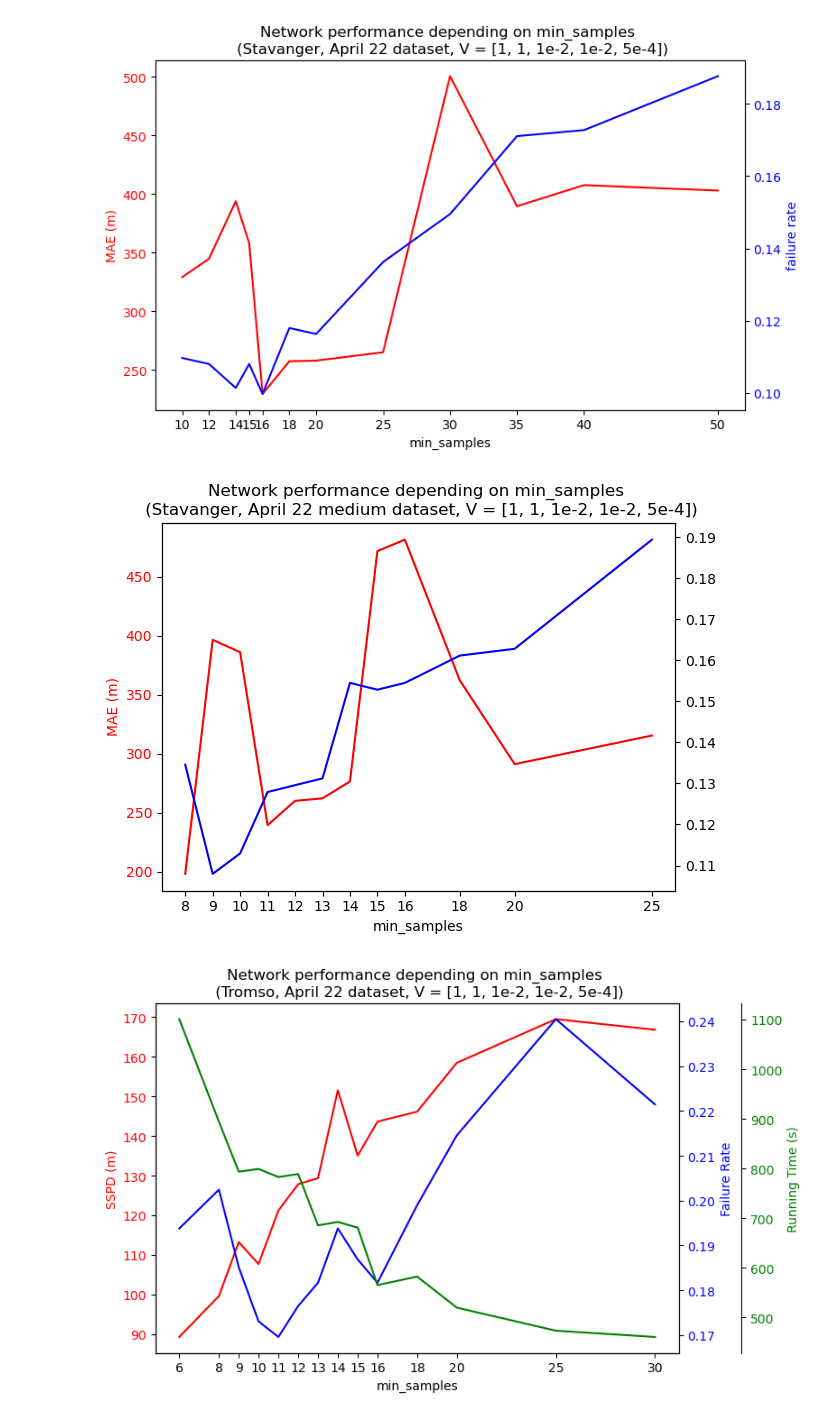
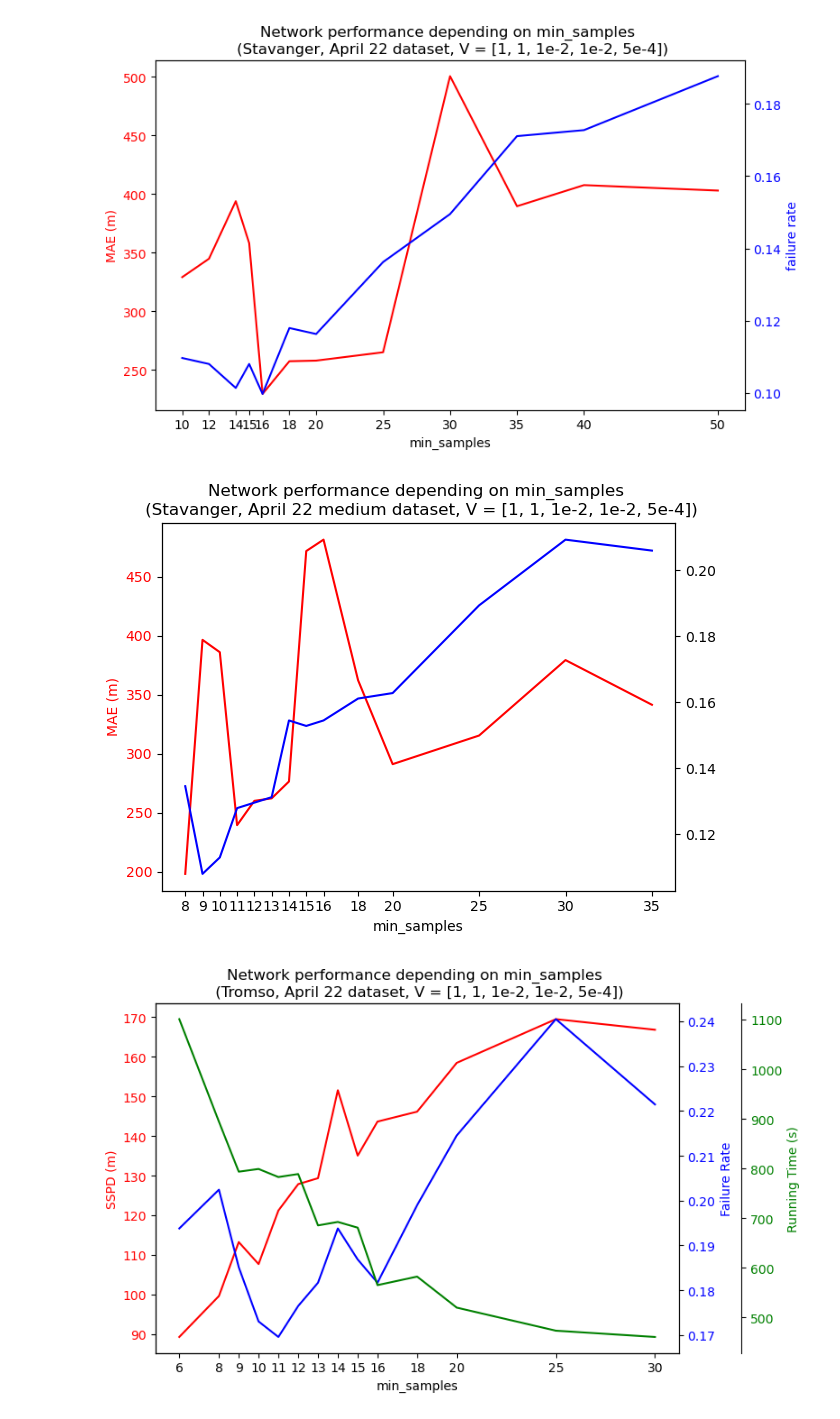
Before and after one commit to vhffm/maritime_route_prediction, a Jupyter notebook: notebooks/11_parameters_analysis.ipynb, the cells around one changed output. Saved outputs shown, nothing was run; the diff lists cells and outputs as text; code cells hidden in the pictures.

```diff
--- a/notebooks/11_parameters_analysis.ipynb
+++ b/notebooks/11_parameters_analysis.ipynb
@@ -105,30 +105,31 @@ fig.show()
 # %%
 # DEPENDENCE: MIN_SAMPLES medium dataset (Stavanger)
 eval_df.sort_values(by='min_samples', inplace=True)
 fig, ax1 = plt.subplots()
 
 ax1.set_xlabel('min_samples')
 ax1.set_ylabel('MAE (m)', color='red')
 ax1.tick_params(axis='y', labelcolor='red')
 
 ax2.set_ylabel('failure rate', color='blue')
 ax2.tick_params(axis='y', labelcolor='blue')
 
 
-filter = (eval_df['n_points']==1794132) & (eval_df['V 5']==5e-4) & (eval_df['V 3,4']==1e-2) & (eval_df['algorithm']=='V7.0(SSPD)')
+filter = ((eval_df['n_points']==1794132) & (eval_df['V 5']==5e-4) & (eval_df['V 3,4']==1e-2) & (eval_df['algorithm']=='V7.0(SSPD)')
+           & (eval_df['pruning']==1) & (eval_df['DP_tol']==10))
 x = eval_df[filter]['min_samples']
 ax1.set_xticks(x)
 ax2 = ax1.twinx()
 y1 = eval_df[filter]['Mean']
 y2 = 1-eval_df[filter]['success']
 ax1.plot(x, y1, 'r')
 ax2.plot(x, y2, 'b')
 
 plt.title('Network performance depending on min_samples \n (Stavanger, April 22 medium dataset, V = [1, 1, 1e-2, 1e-2, 5e-4])')
 fig.tight_layout()  # otherwise the right y-label is slightly clipped
 fig.show()
 # %% [output]
-[figure, old version]
+[figure, new version]
 # %%
 # DEPENDENCE: MIN_SAMPLES (Tromso)
 eval_df.sort_values(by='min_samples', inplace=True)
```
Also changed, not shown: parts of 10 cells of this notebook, 15 other files.
